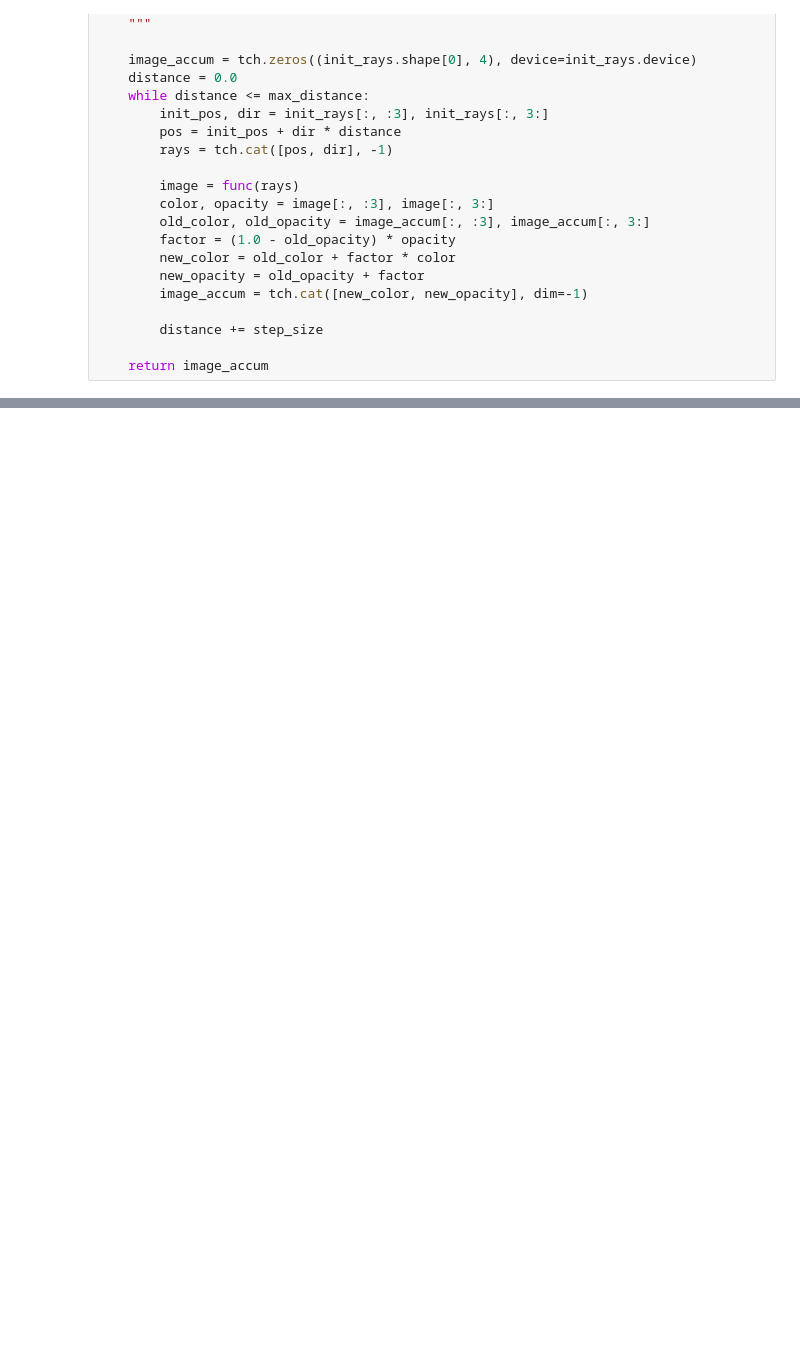
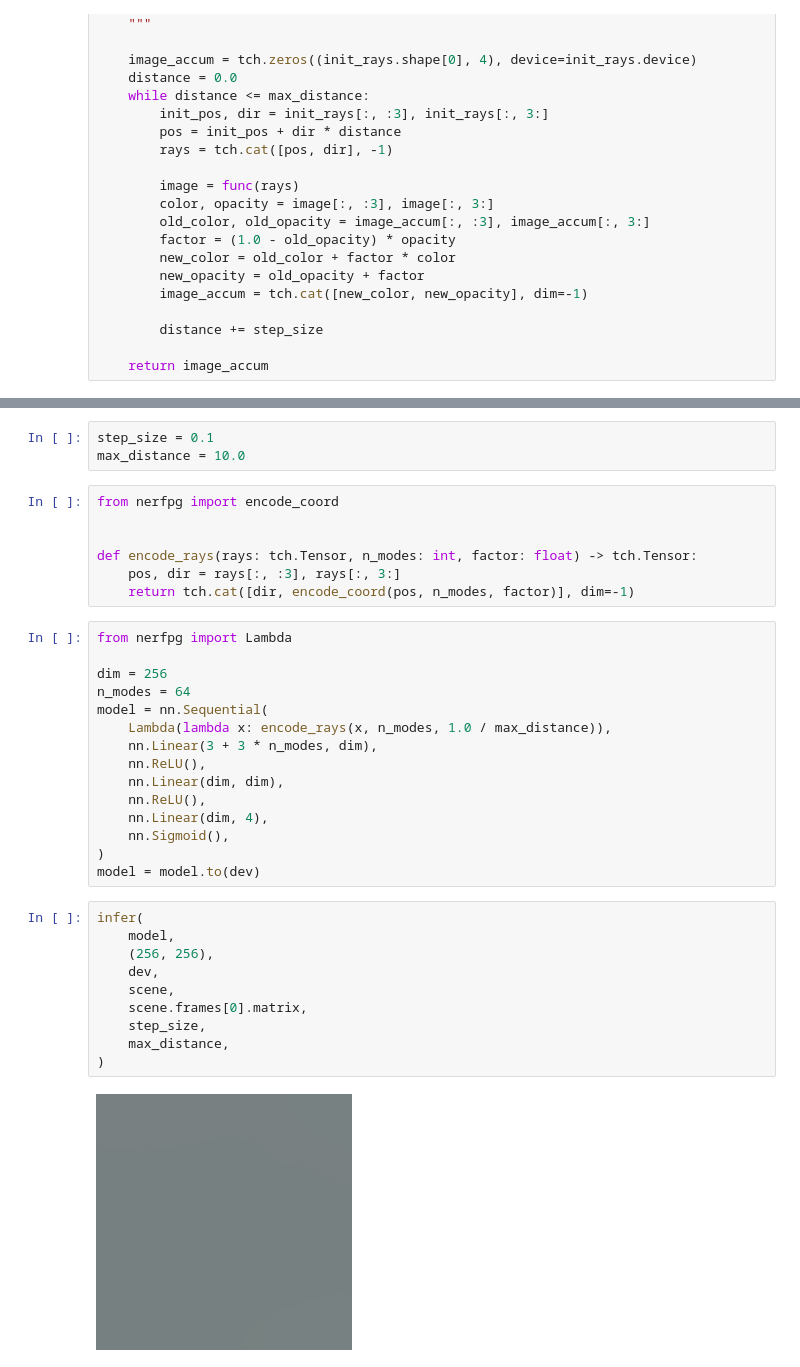
Before and after one commit to agerasev/nerf-playground, a Jupyter notebook: 3d.ipynb, the cells around one changed output, grey strips where cells are left out. Cells and saved outputs as stored; diff of their text form; blank space fills up the shorter version.

```diff
--- a/3d.ipynb
+++ b/3d.ipynb
@@ -157,0 +237,37 @@ tensor_to_image(image[:, :3].reshape(*res, 3).permute(2, 0, 1))
+# %%
+step_size = 0.1
+max_distance = 10.0
+# %%
+from nerfpg import encode_coord
+
+
+def encode_rays(rays: tch.Tensor, n_modes: int, factor: float) -> tch.Tensor:
+    pos, dir = rays[:, :3], rays[:, 3:]
+    return tch.cat([dir, encode_coord(pos, n_modes, factor)], dim=-1)
+# %%
+from nerfpg import Lambda
+
+dim = 256
+n_modes = 64
+model = nn.Sequential(
+    Lambda(lambda x: encode_rays(x, n_modes, 1.0 / max_distance)),
+    nn.Linear(3 + 3 * n_modes, dim),
+    nn.ReLU(),
+    nn.Linear(dim, dim),
+    nn.ReLU(),
+    nn.Linear(dim, 4),
+    nn.Sigmoid(),
+)
+model = model.to(dev)
+# %%
+infer(
+    model,
+    (256, 256),
+    dev,
+    scene,
+    scene.frames[0].matrix,
+    step_size,
+    max_distance,
+)
+# %% [output]
+[figure, added]
```
Also changed, not shown: parts of 11 cells of this notebook, 2 other files.
